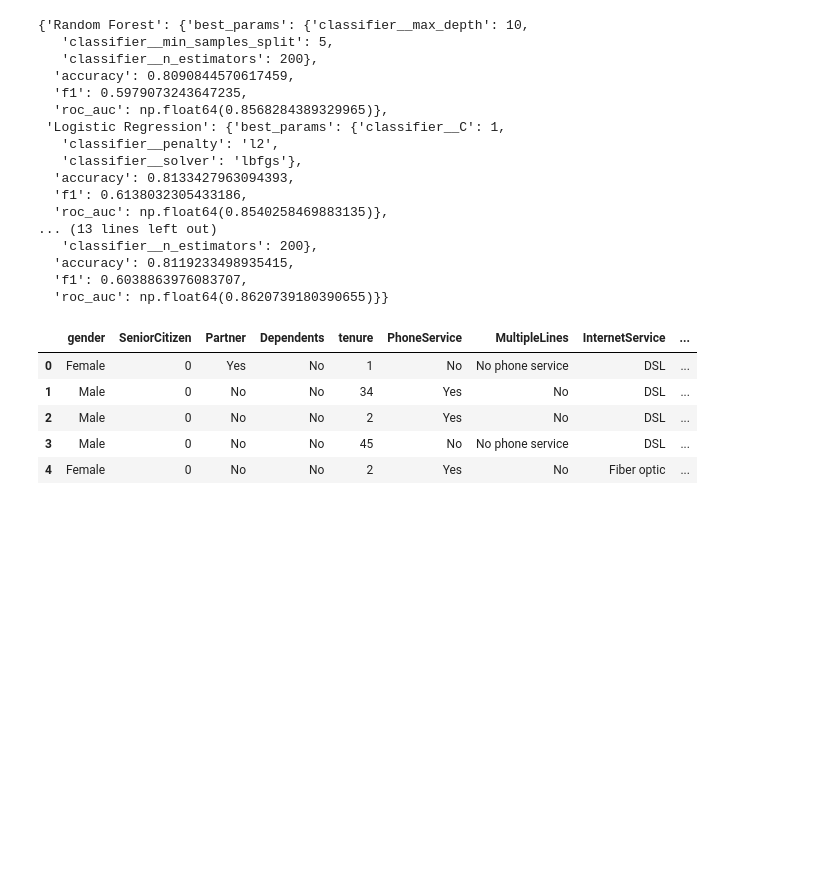
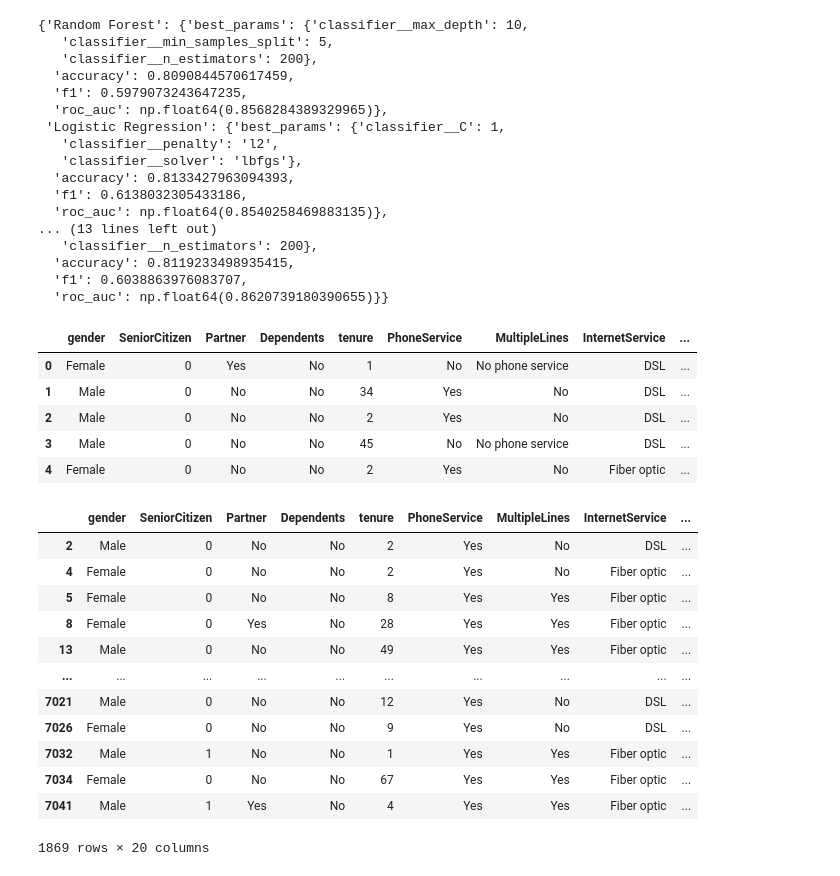
Before and after one commit to ka1817/Customer-Churn-Prediction-in-the-Telecom-Industry-Using-Machine-Learning, a Jupyter notebook: notebooks/eda.ipynb, the cells around one changed output. Drawn from its saved outputs; the diff is of its cells as text; code cells hidden in the pictures; blank space fills up the shorter version.

```diff
--- a/notebooks/eda.ipynb
+++ b/notebooks/eda.ipynb
@@ -1591,3 +1583,19 @@ df.head()
 | 2 | Male | 0 | No | No | 2 | Yes | No | DSL | ... |
 | 3 | Male | 0 | No | No | 45 | No | No phone service | DSL | ... |
 | 4 | Female | 0 | No | No | 2 | Yes | No | Fiber optic | ... |
+# %%
+df[df['Churn']==1]
+# %% [output]
+|  | gender | SeniorCitizen | Partner | Dependents | tenure | PhoneService | MultipleLines | InternetService | ... |
+| 2 | Male | 0 | No | No | 2 | Yes | No | DSL | ... |
+| 4 | Female | 0 | No | No | 2 | Yes | No | Fiber optic | ... |
+| 5 | Female | 0 | No | No | 8 | Yes | Yes | Fiber optic | ... |
+| 8 | Female | 0 | Yes | No | 28 | Yes | Yes | Fiber optic | ... |
+| 13 | Male | 0 | No | No | 49 | Yes | Yes | Fiber optic | ... |
+| ... | ... | ... | ... | ... | ... | ... | ... | ... | ... |
+| 7021 | Male | 0 | No | No | 12 | Yes | No | DSL | ... |
+| 7026 | Female | 0 | No | No | 9 | Yes | No | DSL | ... |
+| 7032 | Male | 1 | No | No | 1 | Yes | Yes | Fiber optic | ... |
+| 7034 | Female | 0 | No | No | 67 | Yes | Yes | Fiber optic | ... |
+| 7041 | Male | 1 | Yes | No | 4 | Yes | Yes | Fiber optic | ... |
+1869 rows × 20 columns
```
Also changed, not shown: parts of 2 cells of this notebook.
